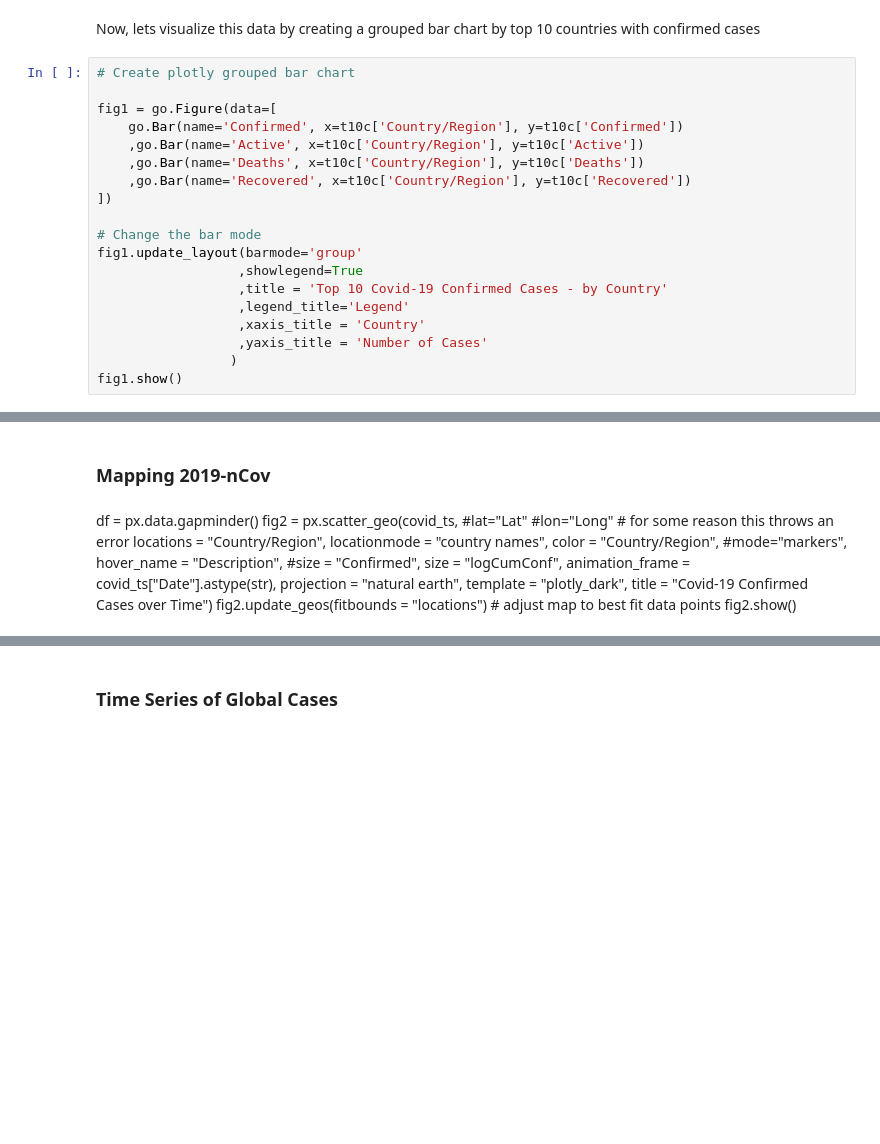
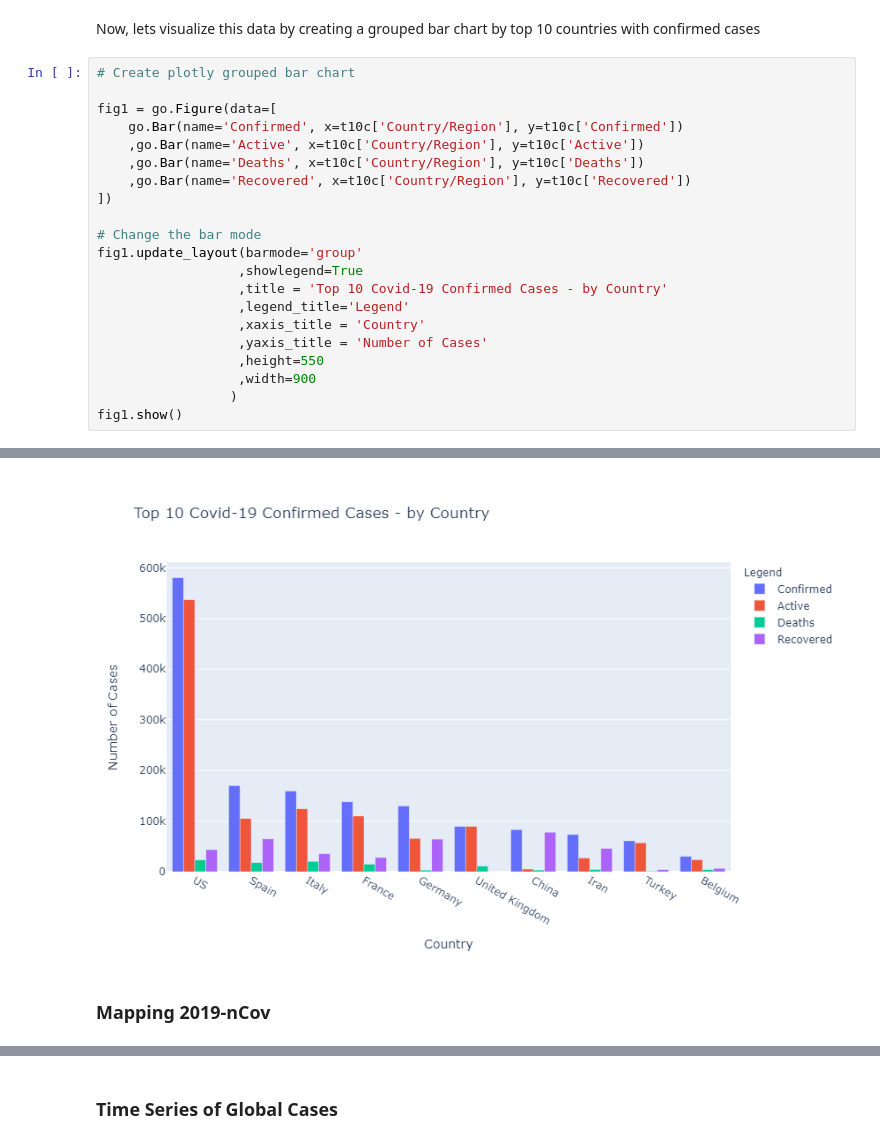
Before and after one commit to vijay-ss/covid-19, a Jupyter notebook: covid_19_WHO.ipynb, the cells around one changed output, grey strips where cells are left out. Drawn from its saved outputs; the diff is of its cells as text; blank space fills up the shorter version.

```diff
--- a/covid_19_WHO.ipynb
+++ b/covid_19_WHO.ipynb
@@ -239,6 +236,8 @@ fig1.update_layout(barmode='group'
                   ,legend_title='Legend'
                   ,xaxis_title = 'Country'
                   ,yaxis_title = 'Number of Cases'
+                  ,height=550
+                  ,width=900
                  )
 fig1.show()
 # %% [output]
@@ -246,20 +244,3 @@ fig1.show()
+[figure, added]
 # %% [markdown]
 ### Mapping 2019-nCov
-# %% [markdown]
-df = px.data.gapminder()
-fig2 = px.scatter_geo(covid_ts,
-                     #lat="Lat"
-                     #lon="Long" # for some reason this throws an error
-                     locations = "Country/Region",
-                     locationmode = "country names",
-                     color = "Country/Region",
-                     #mode="markers",
-                     hover_name = "Description",
-                     #size = "Confirmed",
-                     size = "logCumConf",
-                     animation_frame = covid_ts["Date"].astype(str),
-                     projection = "natural earth",
-                     template = "plotly_dark",
-                     title = "Covid-19 Confirmed Cases over Time")
-fig2.update_geos(fitbounds = "locations") # adjust map to best fit data points
-fig2.show()
```
Also changed, not shown: parts of 10 cells of this notebook.
